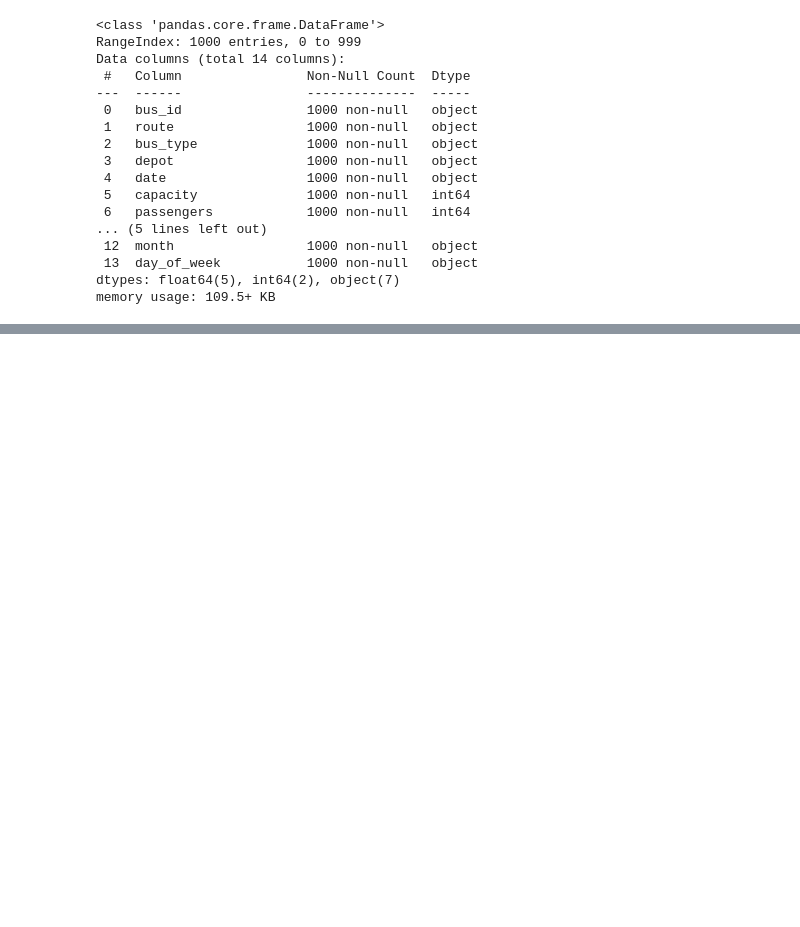
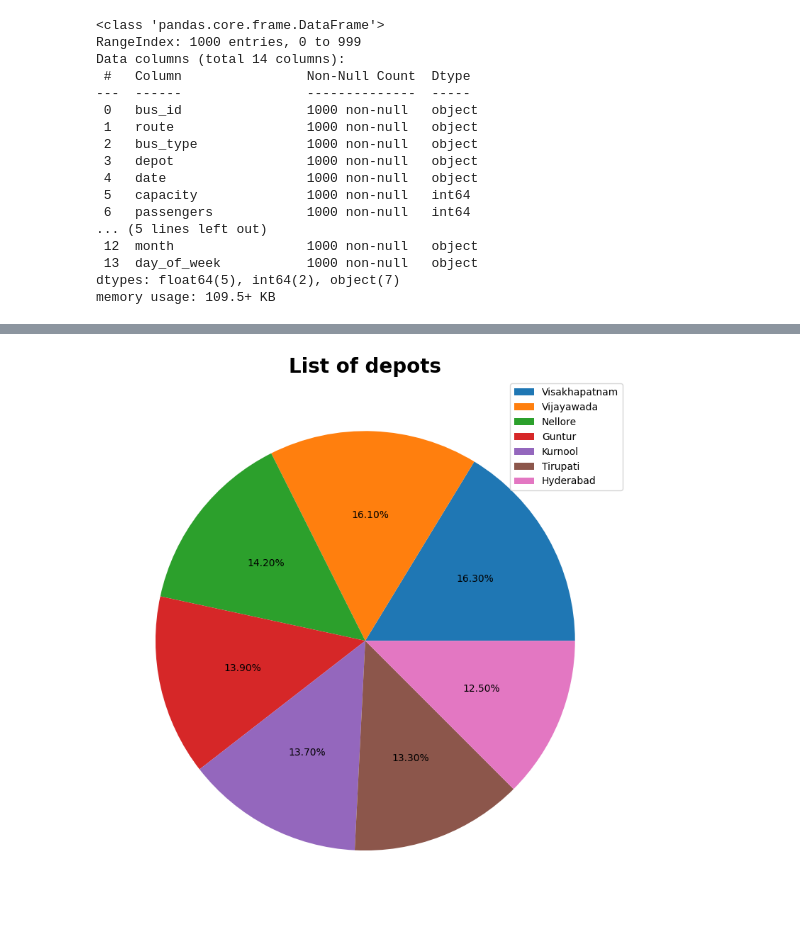
Before and after one commit to VRYeshwanth/AI-ML-Journey, a Jupyter notebook: Matplotlib Basics/Transport Data Analysis/analysis.ipynb, the cells around one changed output, grey strips where cells are left out. Drawn from its saved outputs; the diff is of its cells as text; code cells hidden in the pictures; blank space fills up the shorter version.

```diff
--- a/Matplotlib Basics/Transport Data Analysis/analysis.ipynb
+++ b/Matplotlib Basics/Transport Data Analysis/analysis.ipynb
@@ -42,0 +81,16 @@ df['to_location'] = df['route'].apply(lambda x: x.split("-")[1])
+# %%
+# Pie Chart to represent the different depots used by buses in this dataset
+
+depots = np.array(df['depot'].value_counts().index)
+depots_data = np.array(df['depot'].value_counts().values)
+
+plt.figure(figsize=(10,8))
+plt.title("List of depots", fontweight="bold", fontsize=20)
+
+plt.pie(depots_data, autopct='%1.2f%%')
+plt.legend(depots, loc="best")
+
+plt.tight_layout()
+plt.show()
+# %% [output]
+[figure, added]
```
Also changed, not shown: parts of 6 cells of this notebook, 1 other file.
